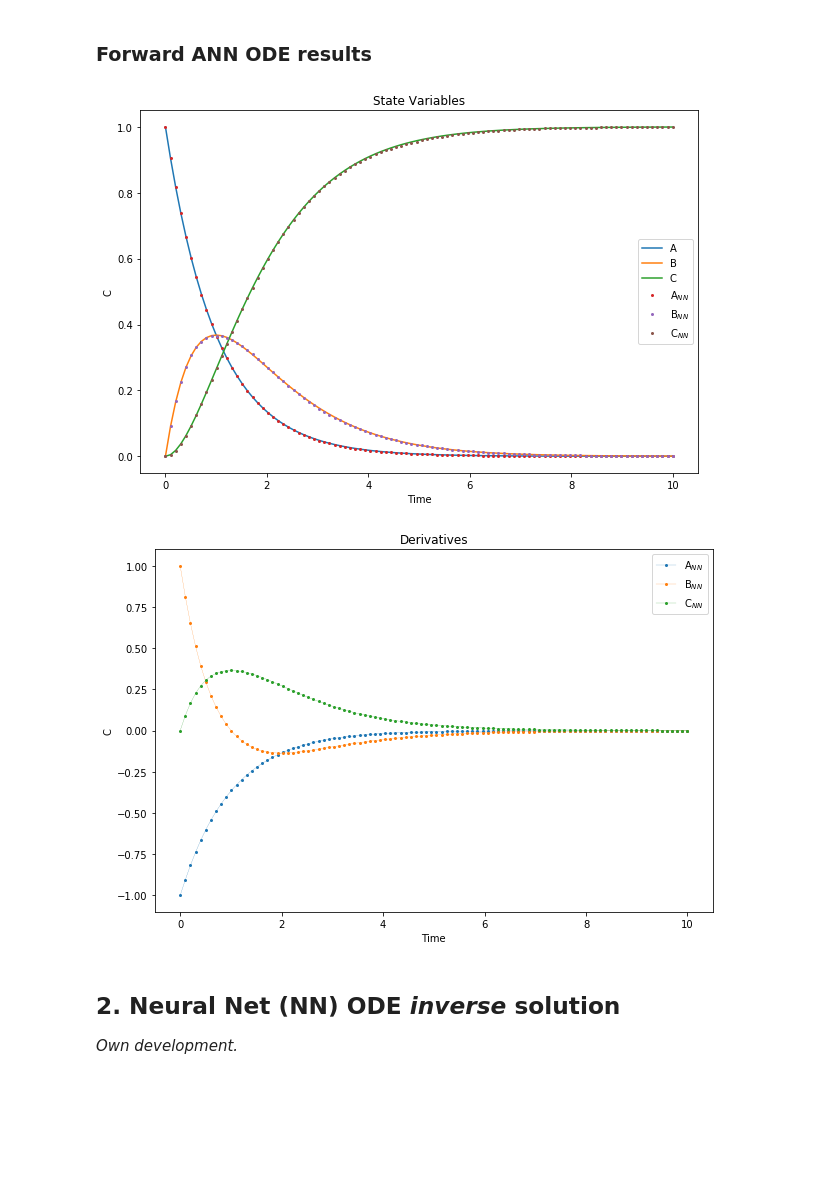
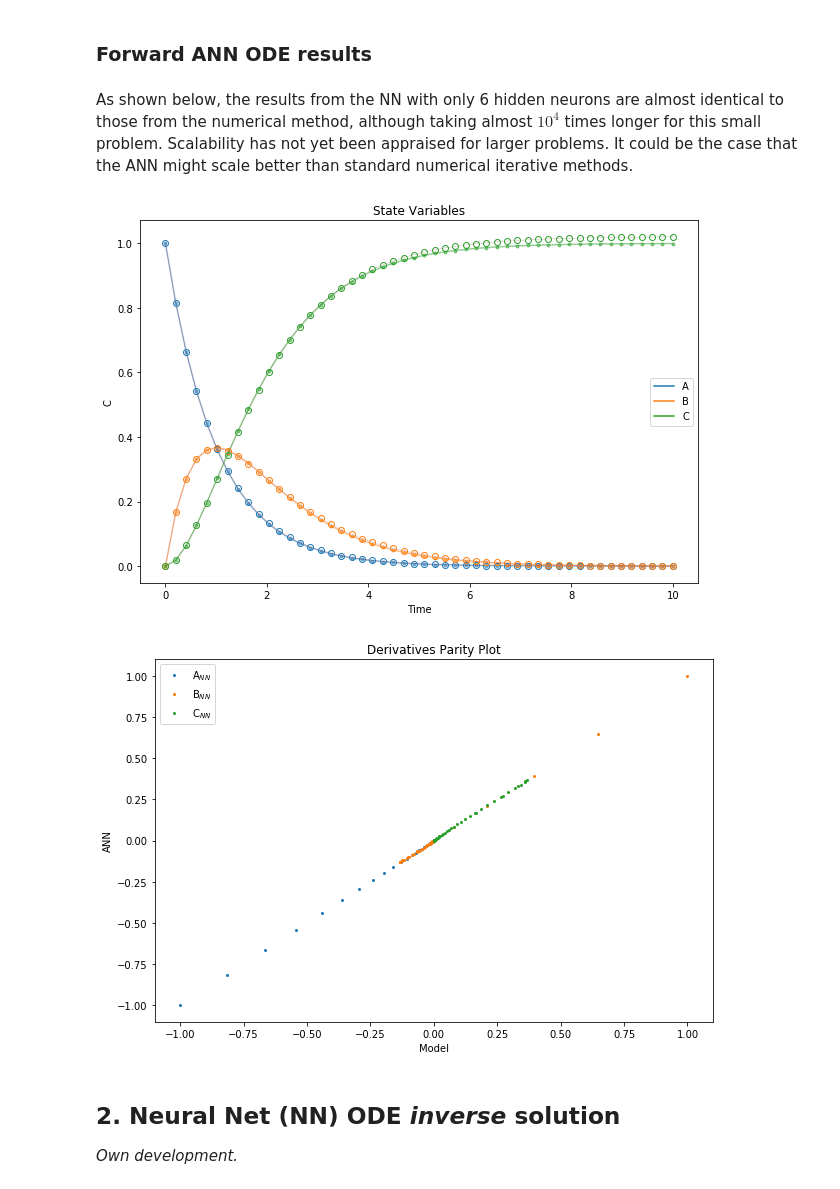
Before and after one commit to nicoleyghu/invANNPresentationFolder, a Jupyter notebook: invANNODE/basis/invANNODE.ipynb, the cells around one changed output. Drawn from its saved outputs; the diff is of its cells as text; code cells hidden in the pictures; blank space fills up the shorter version.

```diff
--- a/invANNODE/basis/invANNODE.ipynb
+++ b/invANNODE/basis/invANNODE.ipynb
@@ -73,7 +73,7 @@ def act_fun(x):
     #return np.maximum(0, x)
     #return np.nan_to_num(x / (1.0 + np.exp(-x)))
     #return x / (1.0 + np.exp(-x))
-    return 2./(1.+np.exp(-2.*x))-1.
+    return 2./(1.+np.exp(-2.*x)-1.)
     #return 0.5*np.tanh(x) + 0.5*x / (1.0 + np.exp(-x))
     #return(x)
 # %% [markdown]
@@ -139,7 +143,7 @@ def ode(t,C):
     return model([C,t], model_params0).flatten()
 
 tmax = 10. # max time to evaluate
-n_points = int(10*tmax) # number of points
+n_points = int(5*tmax) # number of points
 
 #t_eval = np.logspace(0,np.log10(tmax),n_points)-1.
 t_eval = np.linspace(0,tmax,n_points)
@@ -243,5 +252,8 @@ def train(params,data,ferrors,loss,num_epochs,num_iter,batch_size=None):
 #### Forward problem training loop call
 # %%
 %%time
-nn_params = train([nn_params],data_fwd,errors_fwd,loss,num_epochs=100,num_iter=100,batch_size=None)[0]
+params = [nn_params, []]
+err_tags = ['Model','BC']
+[params, opt_objs] = train(params,data_fwd,errors_fwd,loss,num_epochs,num_iter,opt_objs,err_tags,batch_size=None)
+nn_params, model_params = params
 # %% [output]
@@ -250,22 +263,28 @@ Wall time: 25.8 s
 # %% [markdown]
 ### Forward ANN ODE results
+# %% [markdown]
+As shown below, the results from the NN with only 6 hidden neurons are almost identical to those from the numerical method, although taking almost $10^4$ times longer for this small problem. Scalability has not yet been appraised for larger problems. It could be the case that the ANN might scale better than standard numerical iterative methods.
 # %%
 plt.figure(figsize=[10,10*2./3])
-lines = plt.plot(sol.t, x0)
-lines += plt.plot(t,batched_state(nn_params, t),'o',lw=0.2,ms=2)
+lines1 = plt.plot(sol.t, x0,'-o',alpha=0.5,ms=3)
+lines2 = plt.plot(t,batched_state(nn_params, t),'-o',lw=0.2,\
+                  ms=6,markerfacecolor='None',markeredgecolor='black')
+for _1,_2 in zip(lines1,lines2):
+    _2.set_markeredgecolor(_1.get_markeredgecolor())
+
 plt.legend(iter(lines), ['A', 'B', 'C','A$_{NN}$','B$_{NN}$','C$_{NN}$'])
 plt.title('State Variables')
 plt.xlabel('Time')
 plt.ylabel('C');
 plt.figure(figsize=[10,10*2./3])
-plt.plot(t,batched_model([batched_state(nn_params,t),t],model_params0),'-o',lw=0.2,ms=2)
+plt.plot(batched_model([x,t],model_params0),batched_model([batched_state(nn_params,t),t],model_params0),'o',lw=0.2,ms=2)
 plt.legend(['A$_{NN}$','B$_{NN}$','C$_{NN}$'])
-plt.title('Derivatives')
-plt.xlabel('Time')
-plt.ylabel('C');
+plt.title('Derivatives Parity Plot')
+plt.xlabel('Model')
+plt.ylabel('ANN');
 # %% [output]
-[figure, old version]
+[figure, new version]
-[figure, old version]
+[figure, new version]
 # %% [markdown]
 ## 2. Neural Net (NN) ODE *inverse* solution
 
```
Also changed, not shown: parts of 54 cells of this notebook.
